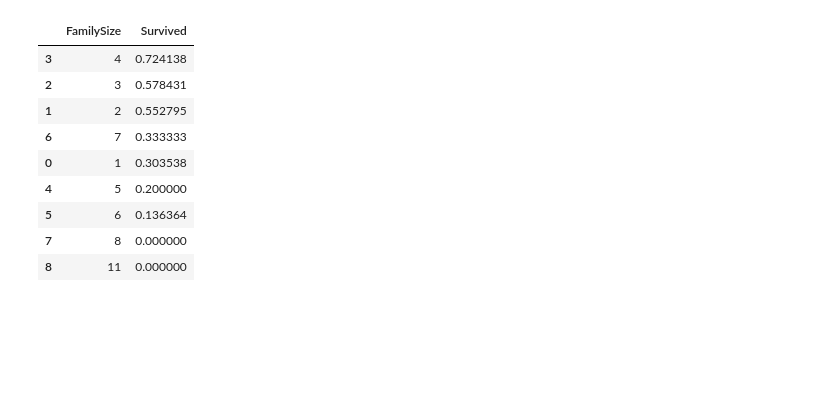
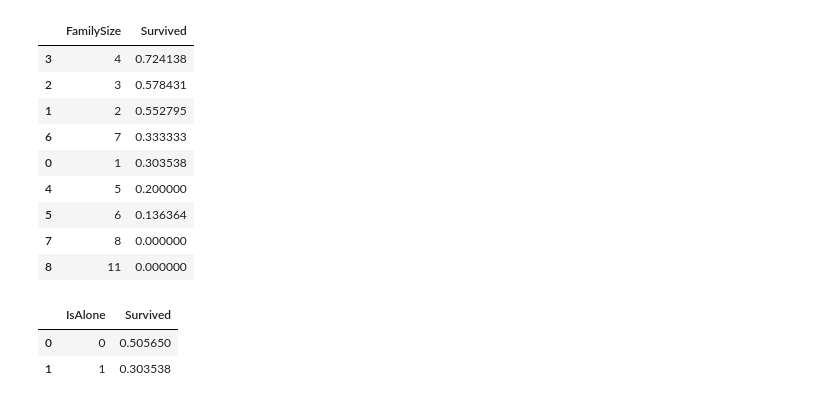
Before and after one commit to patlub/Titanic-Classifier, a Jupyter notebook: titanic.ipynb, the cells around one changed output. Saved outputs shown, nothing was run; the diff lists cells and outputs as text; code cells hidden in the pictures; blank space fills up the shorter version.

Commit message:
create isAlone feature forpeople without family

```diff
--- a/titanic.ipynb
+++ b/titanic.ipynb
@@ -300,3 +300,13 @@ train_df[['FamilySize', 'Survived']].groupby('FamilySize', as_index=False).mean(
 | 5 | 6 | 0.136364 |
 | 7 | 8 | 0.000000 |
 | 8 | 11 | 0.000000 |
+# %%
+for dataset in combine_df:
+    dataset['IsAlone'] = 0
+    dataset.loc[dataset['FamilySize'] == 1, 'IsAlone'] = 1
+
+train_df[['IsAlone', 'Survived']].groupby(['IsAlone'], as_index=False).mean()
+# %% [output]
+|  | IsAlone | Survived |
+| 0 | 0 | 0.505650 |
+| 1 | 1 | 0.303538 |
```
